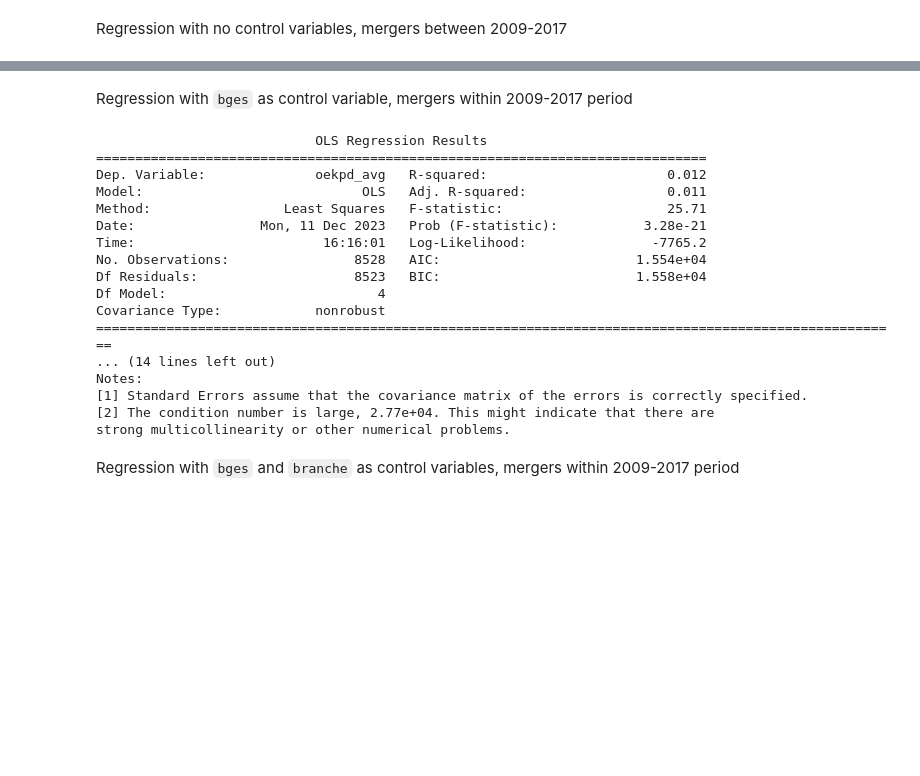
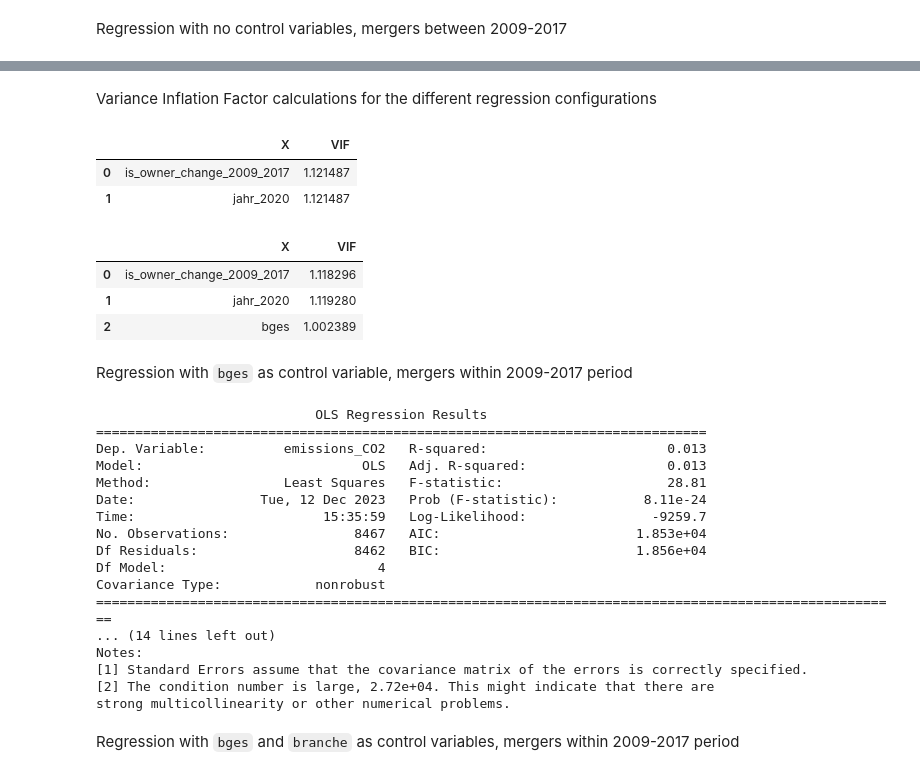
Before and after one commit to lucasanolte/bachelorarbeit, a Jupyter notebook: MIP_reg_analysis.ipynb, the cells around one changed output, grey strips where cells are left out. Saved outputs shown, nothing was run; the diff lists cells and outputs as text; code cells hidden in the pictures; blank space fills up the shorter version.

Commit message:
variance inflation factor test

```diff
--- a/MIP_reg_analysis.ipynb
+++ b/MIP_reg_analysis.ipynb
@@ -215,10 +215,35 @@ Covariance Type:            nonrobust
 
 Notes:
 [1] Standard Errors assume that the covariance matrix of the errors is correctly specified.
+# %% [markdown]
+Variance Inflation Factor calculations for the different regression configurations
+# %%
+from statsmodels.stats.outliers_influence import variance_inflation_factor
+vif_data = pd.DataFrame()
+vif_data["X"] = df_did[["is_owner_change_2009_2017", "jahr_2020"]].columns
+vif_data["VIF"] = [variance_inflation_factor(df_did[["is_owner_change_2009_2017", "jahr_2020"]].dropna(), i)
+                          for i in range(len(df_did[["is_owner_change_2009_2017", "jahr_2020"]].columns))]
+vif_data
+# %% [output]
+|  | X | VIF |
+| 0 | is_owner_change_2009_2017 | 1.121487 |
+| 1 | jahr_2020 | 1.121487 |
+# %%
+from statsmodels.stats.outliers_influence import variance_inflation_factor
+vif_data = pd.DataFrame()
+vif_data["X"] = df_did[["is_owner_change_2009_2017","jahr_2020", "bges"]].columns
+vif_data["VIF"] = [variance_inflation_factor(df_did[["is_owner_change_2009_2017","jahr_2020", "bges"]].dropna(), i)
+                          for i in range(len(df_did[["is_owner_change_2009_2017","jahr_2020", "bges"]].columns))]
+vif_data
+# %% [output]
+|  | X | VIF |
+| 0 | is_owner_change_2009_2017 | 1.118296 |
+| 1 | jahr_2020 | 1.119280 |
+| 2 | bges | 1.002389 |
 # %% [markdown]
 Regression with `bges` as control variable, mergers within 2009-2017 period
 # %%
-y = "oekpd_avg"
+y = "emissions_CO2"
 
 # Filter the data for the relevant years
 df_did = df_merged_companies[(df_merged_companies["jahr"] == 2008) | (df_merged_companies["jahr"] == 2020)]
@@ -237,20 +262,20 @@ print(results_did.summary())
 # %% [output]
                             OLS Regression Results
 ==============================================================================
-Dep. Variable:              oekpd_avg   R-squared:                       0.012
-Model:                            OLS   Adj. R-squared:                  0.011
-Method:                 Least Squares   F-statistic:                     25.71
-Date:                Mon, 11 Dec 2023   Prob (F-statistic):           3.28e-21
-Time:                        16:16:01   Log-Likelihood:                -7765.2
-No. Observations:                8528   AIC:                         1.554e+04
-Df Residuals:                    8523   BIC:                         1.558e+04
+Dep. Variable:          emissions_CO2   R-squared:                       0.013
+Model:                            OLS   Adj. R-squared:                  0.013
+Method:                 Least Squares   F-statistic:                     28.81
+Date:                Tue, 12 Dec 2023   Prob (F-statistic):           8.11e-24
+Time:                        15:35:59   Log-Likelihood:                -9259.7
+No. Observations:                8467   AIC:                         1.853e+04
+Df Residuals:                    8462   BIC:                         1.856e+04
 Df Model:                           4
 Covariance Type:            nonrobust
 =======================================================================================================
 ... (14 lines left out)
 Notes:
 [1] Standard Errors assume that the covariance matrix of the errors is correctly specified.
-[2] The condition number is large, 2.77e+04. This might indicate that there are
+[2] The condition number is large, 2.72e+04. This might indicate that there are
 strong multicollinearity or other numerical problems.
 # %% [markdown]
 Regression with `bges` and `branche` as control variables, mergers within 2009-2017 period
```
Also changed, not shown: parts of 5 cells of this notebook.
